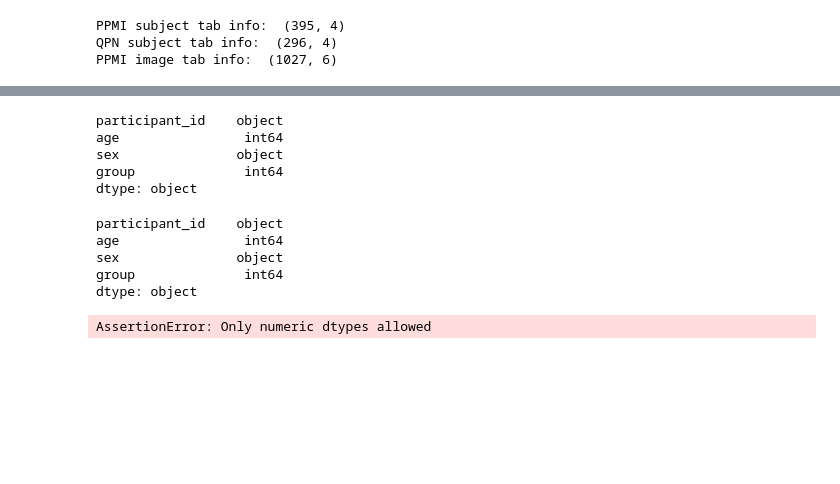
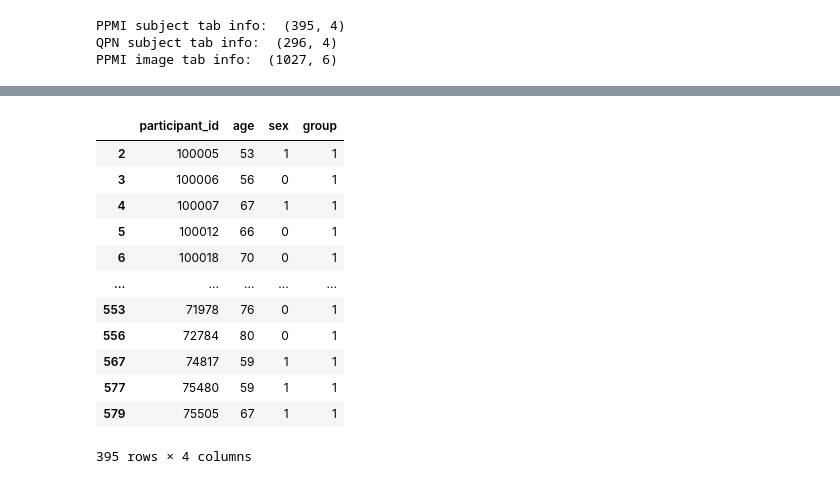
Before and after one commit to nipoppy/nipoppy, a Jupyter notebook: notebooks/1_cohort_matching_qpn.ipynb, the cells around one changed output, grey strips where cells are left out. Cells and saved outputs as stored; diff of their text form; code cells hidden in the pictures; blank space fills up the shorter version.

```diff
--- a/notebooks/1_cohort_matching_qpn.ipynb
+++ b/notebooks/1_cohort_matching_qpn.ipynb
@@ -181,20 +258,16 @@ sns.set(rc={'figure.figsize':(10,8)}, font_scale = 1.3)
 # %%
-ppmi_df.dtypes
+ppmi_df
 # %% [output]
+|  | participant_id | age | sex | group |
+| 2 | 100005 | 53 | 1 | 1 |
+| 3 | 100006 | 56 | 0 | 1 |
+| 4 | 100007 | 67 | 1 | 1 |
+| 5 | 100012 | 66 | 0 | 1 |
+| 6 | 100018 | 70 | 0 | 1 |
+| ... | ... | ... | ... | ... |
+| 553 | 71978 | 76 | 0 | 1 |
+| 556 | 72784 | 80 | 0 | 1 |
+| 567 | 74817 | 59 | 1 | 1 |
+| 577 | 75480 | 59 | 1 | 1 |
+| 579 | 75505 | 67 | 1 | 1 |
-participant_id    object
-age                int64
-sex               object
-group              int64
-dtype: object
+395 rows × 4 columns
-# %%
-ppmi_df.dtypes
-# %% [output]
-participant_id    object
-age                int64
-sex               object
-group              int64
-dtype: object
-# %%
-psm = PsmPy(ppmi_df, treatment='group', indx='participant_id', exclude = [])
-# %% [output]
-AssertionError: Only numeric dtypes allowed
```
Also changed, not shown: parts of 10 cells of this notebook, 3 other files.
